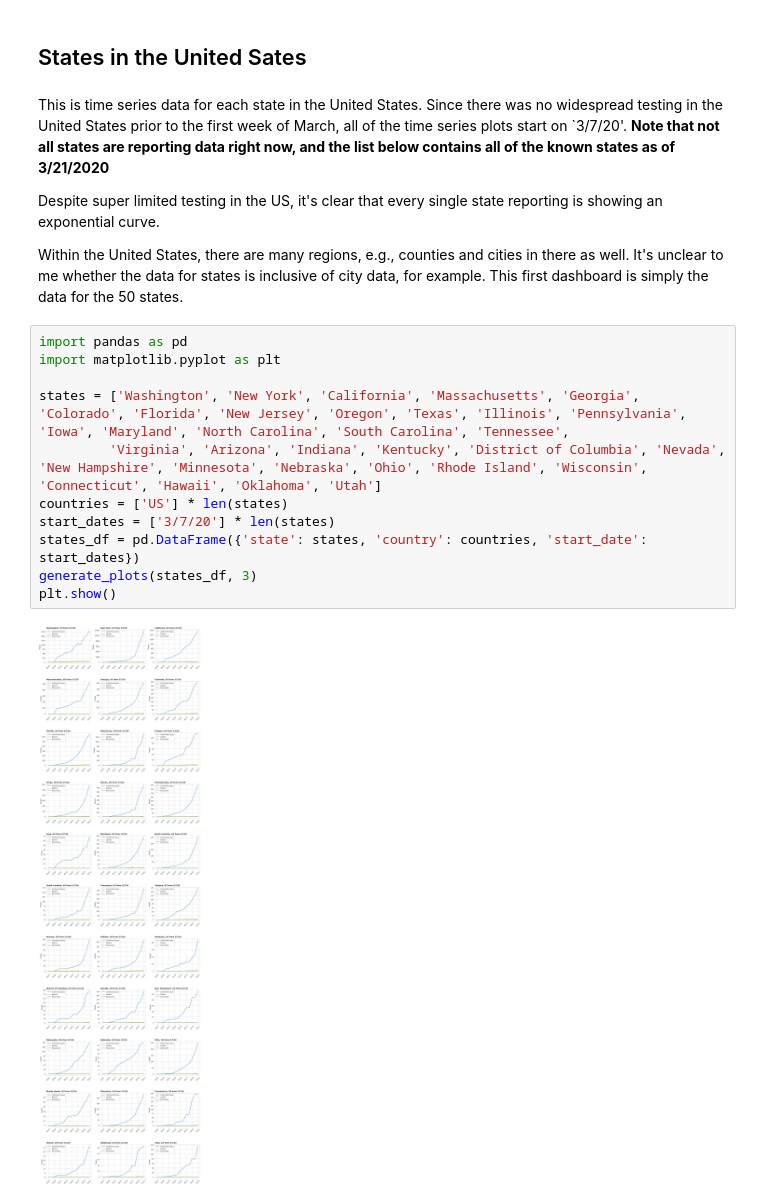
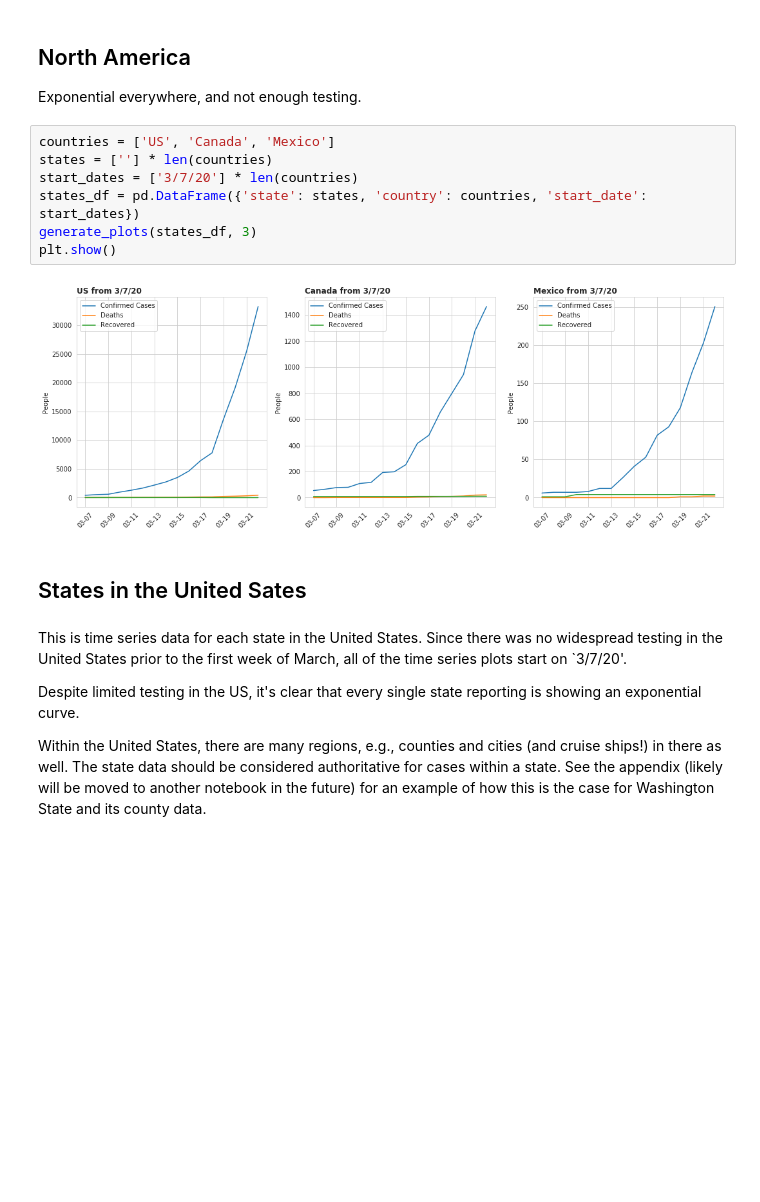
Before and after one commit to jflam/covid19, a Jupyter notebook: index.ipynb, the cells around one changed output. Drawn from its saved outputs; the diff is of its cells as text; blank space fills up the shorter version.

Commit message:
updating dashboard for 3/22 with better summaries and better country coverage

```diff
--- a/index.ipynb
+++ b/index.ipynb
@@ -25,21 +16,21 @@ This is a dashboard of time series data from the [Johns Hopkins COVID-19 public
+# %% [markdown]
+## North America
+
+Exponential everywhere, and not enough testing.
+# %%
+countries = ['US', 'Canada', 'Mexico']
+states = [''] * len(countries)
+start_dates = ['3/7/20'] * len(countries)
+states_df = pd.DataFrame({'state': states, 'country': countries, 'start_date': start_dates})
+generate_plots(states_df, 3)
+plt.show()
+# %% [output]
+[figure, added]
 # %% [markdown]
 ## States in the United Sates
 # %% [markdown]
-This is time series data for each state in the United States. Since there was no widespread testing in the United States prior to the first week of March, all of the time series plots start on `3/7/20'. **Note that not all states are reporting data right now, and the list below contains all of the known states as of 3/21/2020**
+This is time series data for each state in the United States. Since there was no widespread testing in the United States prior to the first week of March, all of the time series plots start on `3/7/20'.
 
-Despite super limited testing in the US, it's clear that every single state reporting is showing an exponential curve.
+Despite limited testing in the US, it's clear that every single state reporting is showing an exponential curve.
 
-Within the United States, there are many regions, e.g., counties and cities in there as well. It's unclear to me whether the data for states is inclusive of city data, for example. This first dashboard is simply the data for the 50 states.
+Within the United States, there are many regions, e.g., counties and cities (and cruise ships!) in there as well. The state data should be considered authoritative for cases within a state. See the appendix (likely will be moved to another notebook in the future) for an example of how this is the case for Washington State and its county data.
-# %%
-import pandas as pd
-import matplotlib.pyplot as plt
-
-states = ['Washington', 'New York', 'California', 'Massachusetts', 'Georgia', 'Colorado', 'Florida', 'New Jersey', 'Oregon', 'Texas', 'Illinois', 'Pennsylvania', 'Iowa', 'Maryland', 'North Carolina', 'South Carolina', 'Tennessee',
-         'Virginia', 'Arizona', 'Indiana', 'Kentucky', 'District of Columbia', 'Nevada', 'New Hampshire', 'Minnesota', 'Nebraska', 'Ohio', 'Rhode Island', 'Wisconsin', 'Connecticut', 'Hawaii', 'Oklahoma', 'Utah']
-countries = ['US'] * len(states)
-start_dates = ['3/7/20'] * len(states)
-states_df = pd.DataFrame({'state': states, 'country': countries, 'start_date': start_dates})
-generate_plots(states_df, 3)
-plt.show()
-# %% [output]
-[figure, removed]
```
Also changed, not shown: parts of 23 cells of this notebook, 2 other files.
